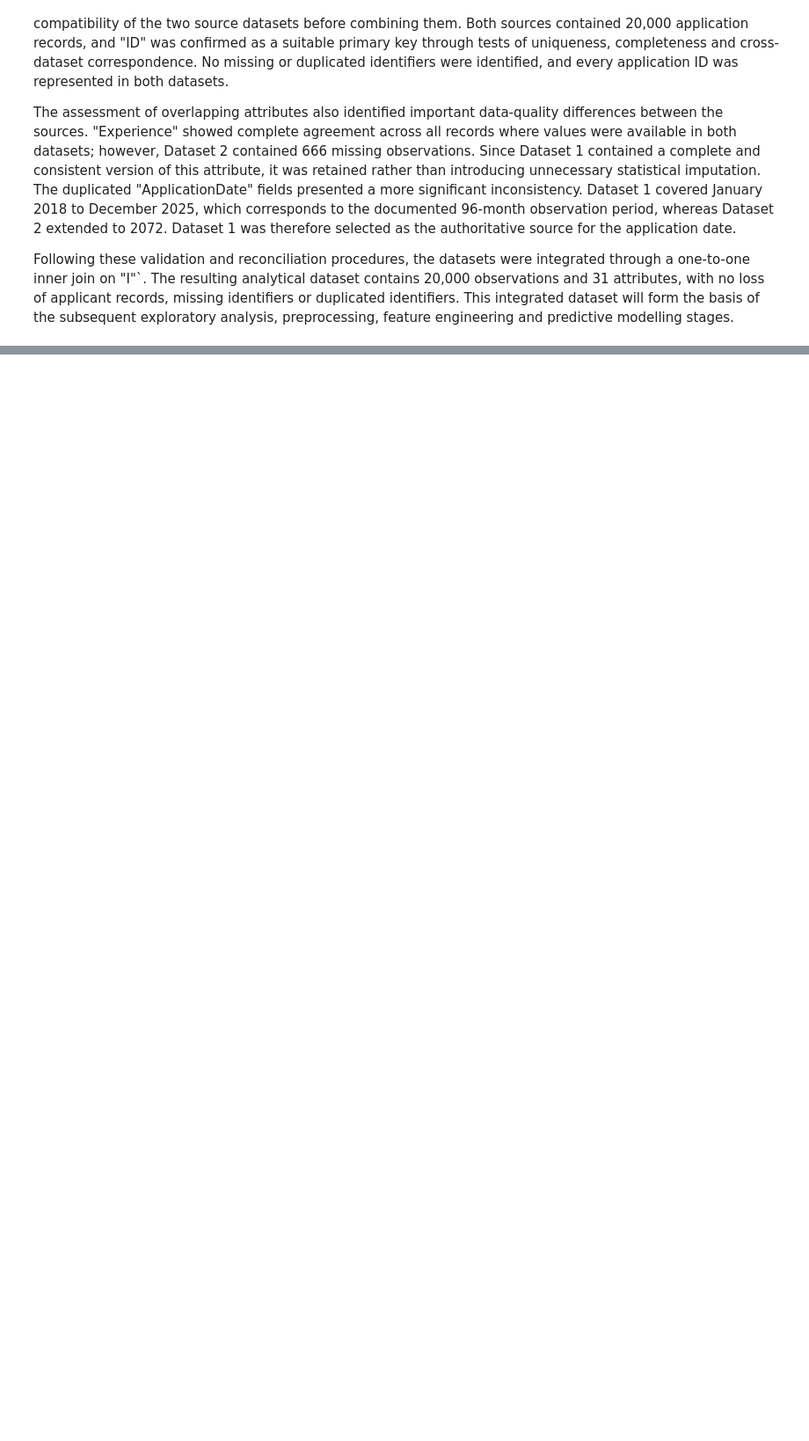
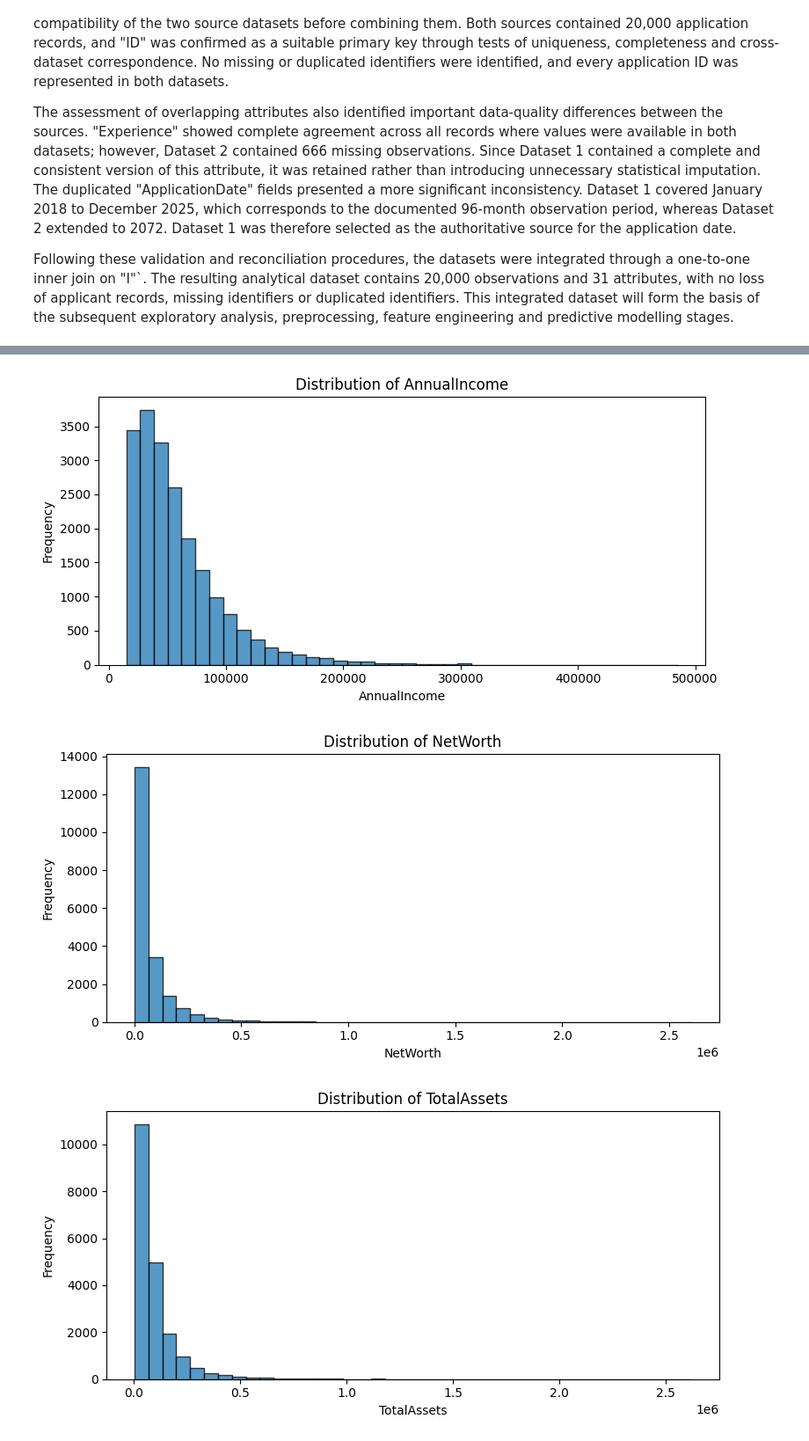
Before and after one commit to vojini/loan-approval-analytics, a Jupyter notebook: notebooks/loan_approval_analysis.ipynb, the cells around one changed output, grey strips where cells are left out. Shown at 88% size. Cells and saved outputs as stored; diff of their text form; code cells hidden in the pictures; blank space fills up the shorter version.

```diff
--- a/notebooks/loan_approval_analysis.ipynb
+++ b/notebooks/loan_approval_analysis.ipynb
@@ -546,0 +583,15 @@ Following these validation and reconciliation procedures, the datasets were inte
+# %%
+# Classify variables according to their current pandas data types
+numeric_columns = loan_data.select_dtypes(include="number").columns.tolist()
+categorical_columns = loan_data.select_dtypes(
+    include=["object", "category"]
+).columns.tolist()
+
+print(f"Numerical attributes   : {len(numeric_columns)}")
+print(f"Object/categorical     : {len(categorical_columns)}")
+
+print("\nNumerical columns:")
+print(numeric_columns)
+
+print("\nObject/categorical columns:")
+print(categorical_columns)
@@ -546,0 +1493,34 @@ Following these validation and reconciliation procedures, the datasets were inte
+# %%
+# Visualise distributions of selected numerical variables
+
+import matplotlib.pyplot as plt
+
+key_numerical_variables = [
+    "AnnualIncome",
+    "NetWorth",
+    "TotalAssets",
+    "CreditScore",
+    "InterestRate",
+    "Experience"
+]
+
+for variable in key_numerical_variables:
+    plt.figure(figsize=(8, 4))
+
+    plt.hist(
+        loan_data[variable].dropna(),
+        bins=40,
+        edgecolor="black",
+        alpha=0.75
+    )
+
+    plt.title(f"Distribution of {variable}")
+    plt.xlabel(variable)
+    plt.ylabel("Frequency")
+
+    plt.tight_layout()
+    plt.show()
+# %% [output]
+[figure, added]
+[figure, added]
+[figure, added]
```
Also changed, not shown: parts of 189 cells of this notebook, 12 other files.
